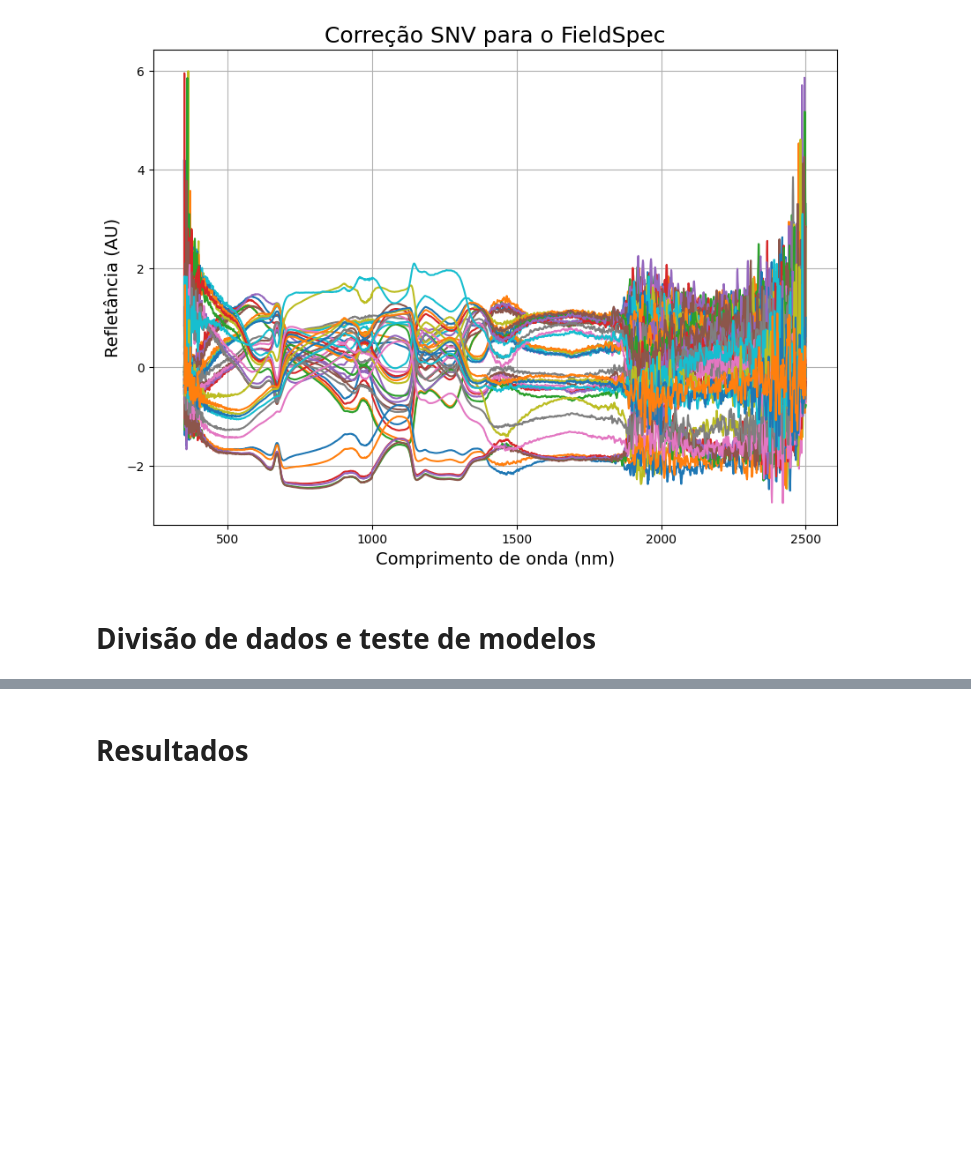
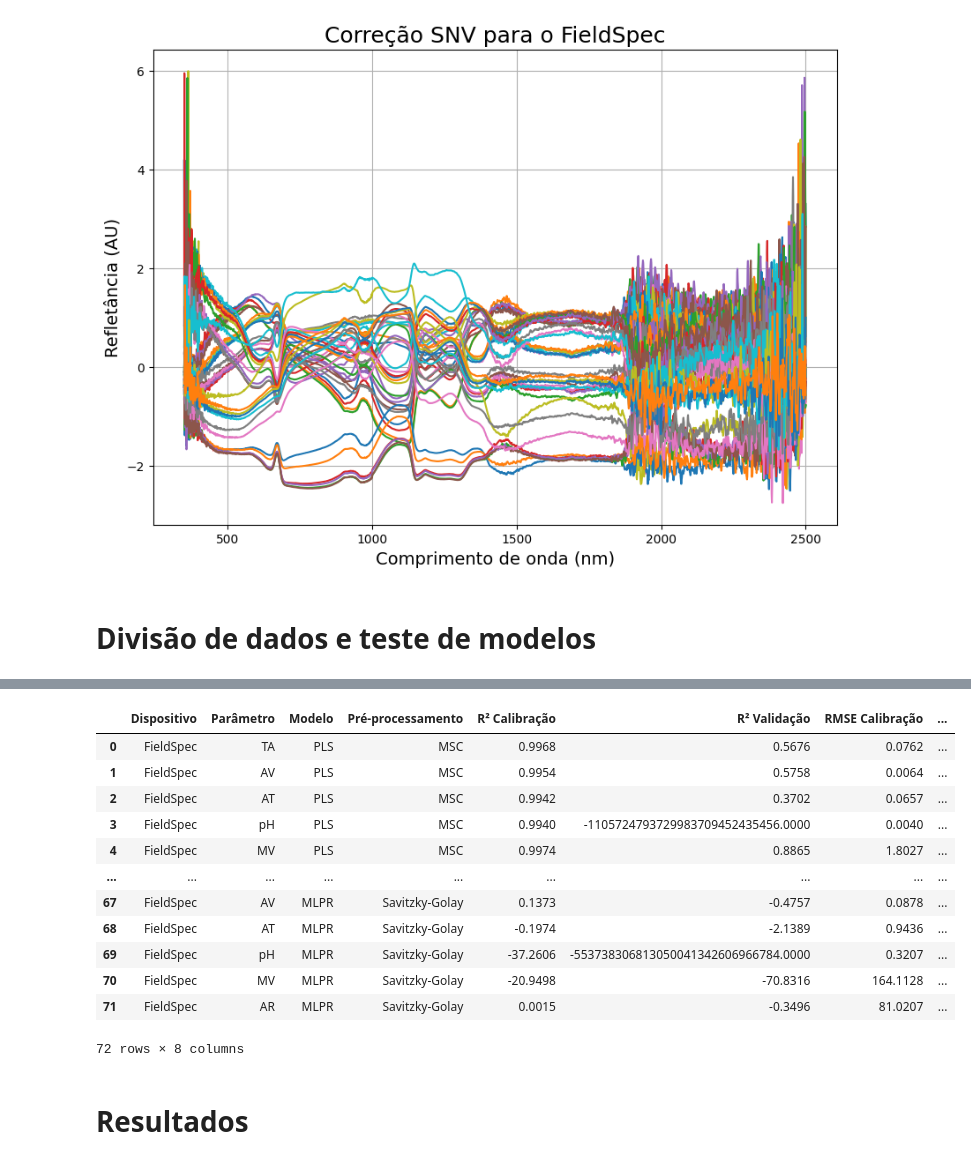
Before and after one commit to xndrxssx/field_spec_data_tests, a Jupyter notebook: field_spec_tanques_fermentacao.ipynb, the cells around one changed output, grey strips where cells are left out. Cells and saved outputs as stored; diff of their text form; code cells hidden in the pictures; blank space fills up the shorter version.

```diff
--- a/field_spec_tanques_fermentacao.ipynb
+++ b/field_spec_tanques_fermentacao.ipynb
@@ -688,4 +687,20 @@ results
 72 rows × 8 columns
+# %%
+results
+# %% [output]
+|  | Dispositivo | Parâmetro | Modelo | Pré-processamento | R² Calibração | R² Validação | RMSE Calibração | ... |
+| 0 | FieldSpec | TA | PLS | MSC | 0.9968 | 0.5676 | 0.0762 | ... |
+| 1 | FieldSpec | AV | PLS | MSC | 0.9954 | 0.5758 | 0.0064 | ... |
+| 2 | FieldSpec | AT | PLS | MSC | 0.9942 | 0.3702 | 0.0657 | ... |
+| 3 | FieldSpec | pH | PLS | MSC | 0.9940 | -1105724793729983709452435456.0000 | 0.0040 | ... |
+| 4 | FieldSpec | MV | PLS | MSC | 0.9974 | 0.8865 | 1.8027 | ... |
+| ... | ... | ... | ... | ... | ... | ... | ... | ... |
+| 67 | FieldSpec | AV | MLPR | Savitzky-Golay | 0.1373 | -0.4757 | 0.0878 | ... |
+| 68 | FieldSpec | AT | MLPR | Savitzky-Golay | -0.1974 | -2.1389 | 0.9436 | ... |
+| 69 | FieldSpec | pH | MLPR | Savitzky-Golay | -37.2606 | -553738306813050041342606966784.0000 | 0.3207 | ... |
+| 70 | FieldSpec | MV | MLPR | Savitzky-Golay | -20.9498 | -70.8316 | 164.1128 | ... |
+| 71 | FieldSpec | AR | MLPR | Savitzky-Golay | 0.0015 | -0.3496 | 81.0207 | ... |
+72 rows × 8 columns
 # %% [markdown]
 # Resultados
 # %%
```
Also changed, not shown: parts of 8 cells of this notebook, 4 other files.
